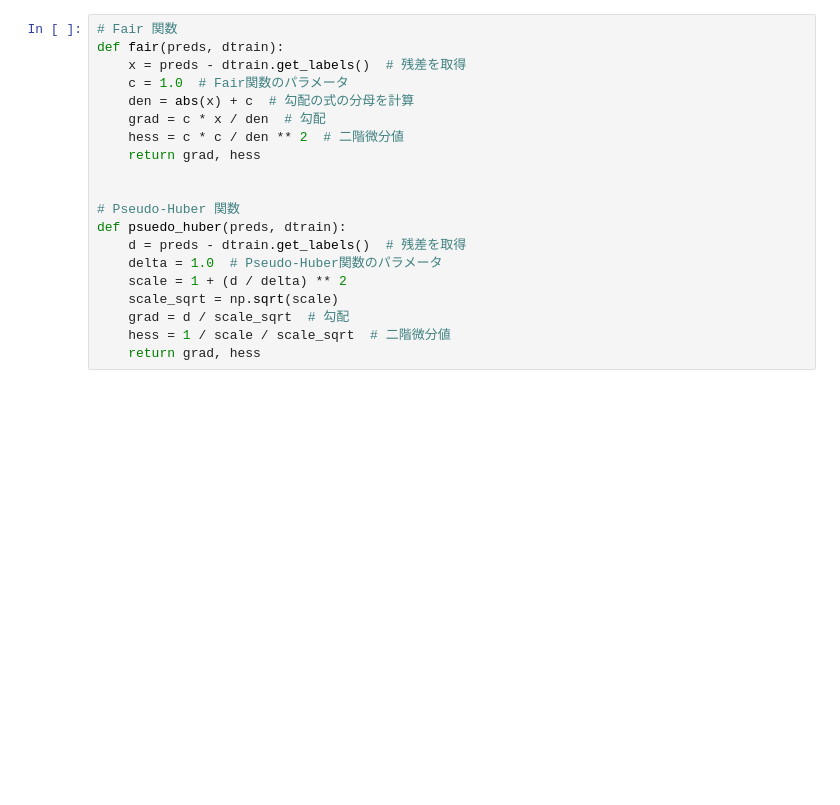
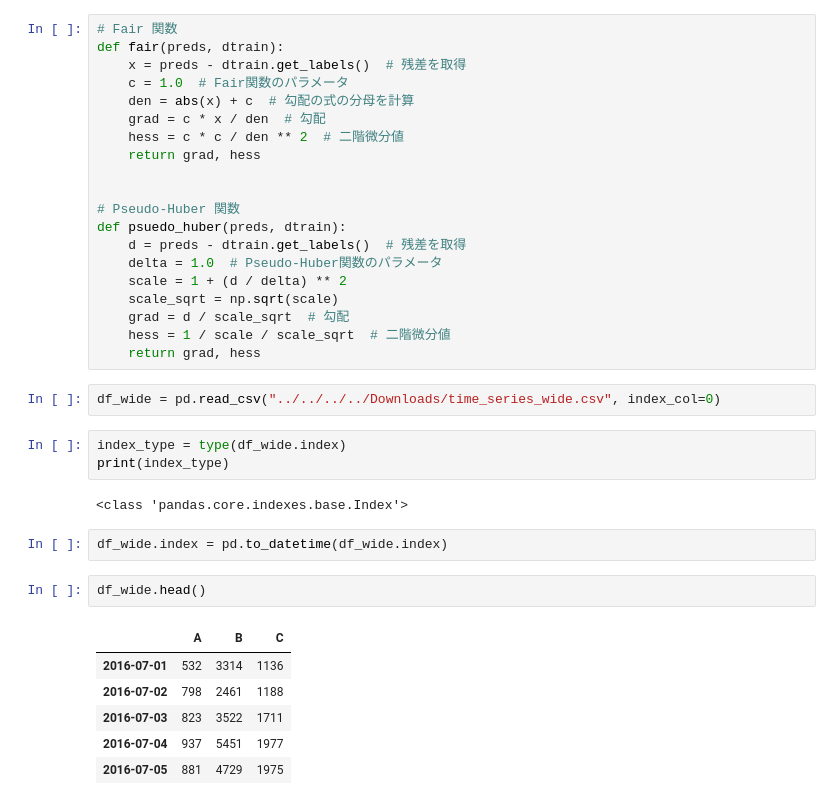
Before and after one commit to sher1ock-jp/EEG-basic, a Jupyter notebook: dietanic/dietanic.ipynb, the cells around one changed output. Saved outputs shown, nothing was run; the diff lists cells and outputs as text; blank space fills up the shorter version.

```diff
--- a/dietanic/dietanic.ipynb
+++ b/dietanic/dietanic.ipynb
@@ -471,3 +471,21 @@ def psuedo_huber(preds, dtrain):
     grad = d / scale_sqrt  # 勾配
     hess = 1 / scale / scale_sqrt  # 二階微分値
     return grad, hess
+# %%
+df_wide = pd.read_csv("../../../../Downloads/time_series_wide.csv", index_col=0)
+# %%
+index_type = type(df_wide.index)
+print(index_type)
+# %% [output]
+<class 'pandas.core.indexes.base.Index'>
+# %%
+df_wide.index = pd.to_datetime(df_wide.index)
+# %%
+df_wide.head()
+# %% [output]
+|  | A | B | C |
+| 2016-07-01 | 532 | 3314 | 1136 |
+| 2016-07-02 | 798 | 2461 | 1188 |
+| 2016-07-03 | 823 | 3522 | 1711 |
+| 2016-07-04 | 937 | 5451 | 1977 |
+| 2016-07-05 | 881 | 4729 | 1975 |
```
Also changed, not shown: parts of 2 cells of this notebook.
